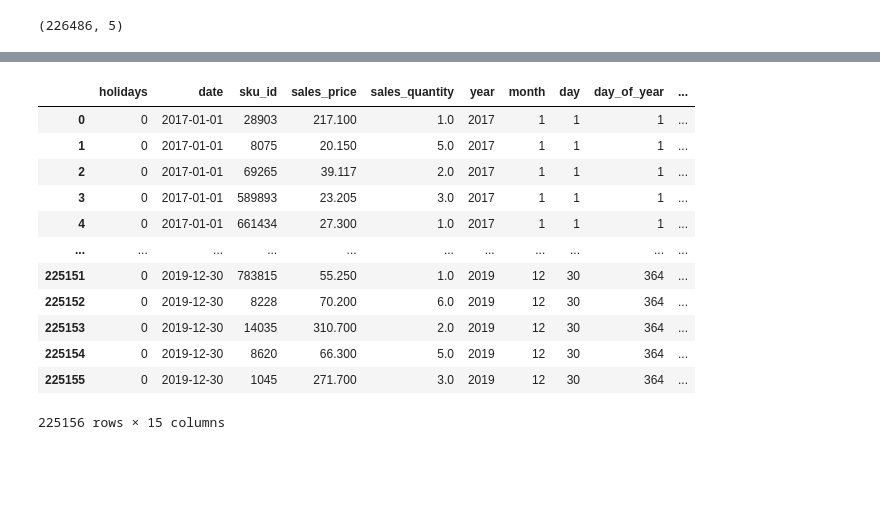
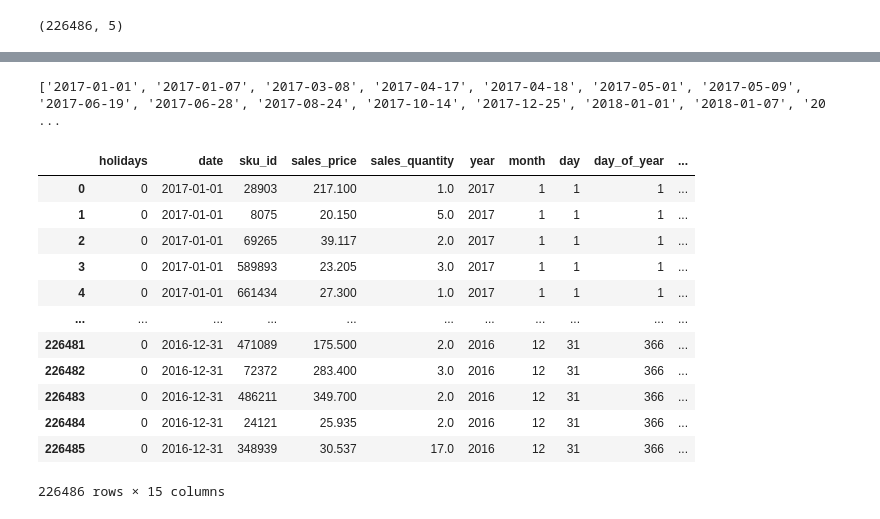
Before and after one commit to mumenume/fozzy, a Jupyter notebook: model.ipynb, the cells around one changed output, grey strips where cells are left out. Saved outputs shown, nothing was run; the diff lists cells and outputs as text; code cells hidden in the pictures; blank space fills up the shorter version.

```diff
--- a/model.ipynb
+++ b/model.ipynb
@@ -11,24 +13,6 @@ df.shape
 # %% [output]
 (226486, 5)
 # %%
-# Generate features
-df['date'] = pd.to_datetime(df['date'])
-df['year'] = df['date'].apply(lambda x: x.year)
-df['month'] = df['date'].apply(lambda x: x.month)
-df['day'] = df['date'].apply(lambda x: x.day)
-df['day_of_year'] = df['date'].dt.dayofyear
-
-# encode categories
-df_categories = pd.get_dummies(df['category_id'])
-df_categories.columns = ['category_1', 'category_2', 'category_3']
-df = pd.concat([df, df_categories], axis=1).drop('category_id', axis=1)
-
-# calculate growing sums
-df['growing_sum_sales_quantity'] = df.groupby('sku_id')['sales_quantity'].cumsum()
-
-# calculate yield
-df['yield'] = df['sales_price'] * df['sales_quantity']
-df['growing_sum_yield'] = df.groupby('sku_id')['yield'].cumsum()
-
+df = generate_features(df)
 df
 # %% [output]
@@ -47,48 +31,22 @@ df
 226486 rows × 14 columns
 # %%
-dates = pd.date_range(start='2022-01-01', end='2022-12-31')
-
-# Create a pandas Series with dates
-date_series = pd.Series(dates)
-
-# Define a list of holidays
-ukrainian_holidays = [
-    '2022-01-01',  # New Year's Day
-    '2022-01-07',  # Orthodox Christmas Day
-    '2022-03-08',  # International Women's Day
-    '2022-04-17',  # Orthodox Easter Sunday
-    '2022-04-18',  # Orthodox Easter Monday
-    '2022-05-01',  # International Workers' Day
-    '2022-05-09',  # Victory Day over Nazism in World War II
-    '2022-06-19',  # Trinity Sunday
-    '2022-06-28',  # Constitution Day
-    '2022-08-24',  # Independence Day
-    '2022-10-14',  # Defender of Ukraine Day
-    '2022-12-25'   # Christmas Day
-]
-# Create holiday indicators
-holiday_indicators = pd.Series(0, index=date_series.index, name='holidays')
-for holiday in ukrainian_holidays:
-    holiday_date = pd.to_datetime(holiday)
-    holiday_indicators.loc[date_series == holiday_date] = 1
-
-df = pd.merge(holiday_indicators.reset_index(), df, left_on='index', right_on='day_of_year')
-df = df.drop('index', axis=1)
+df = define_holidays(df)
 df
 # %% [output]
+['2017-01-01', '2017-01-07', '2017-03-08', '2017-04-17', '2017-04-18', '2017-05-01', '2017-05-09', '2017-06-19', '2017-06-28', '2017-08-24', '2017-10-14', '2017-12-25', '2018-01-01', '2018-01-07', '20 ...
 |  | holidays | date | sku_id | sales_price | sales_quantity | year | month | day | day_of_year | ... |
 | 0 | 0 | 2017-01-01 | 28903 | 217.100 | 1.0 | 2017 | 1 | 1 | 1 | ... |
 | 1 | 0 | 2017-01-01 | 8075 | 20.150 | 5.0 | 2017 | 1 | 1 | 1 | ... |
 | 2 | 0 | 2017-01-01 | 69265 | 39.117 | 2.0 | 2017 | 1 | 1 | 1 | ... |
 | 3 | 0 | 2017-01-01 | 589893 | 23.205 | 3.0 | 2017 | 1 | 1 | 1 | ... |
 | 4 | 0 | 2017-01-01 | 661434 | 27.300 | 1.0 | 2017 | 1 | 1 | 1 | ... |
 | ... | ... | ... | ... | ... | ... | ... | ... | ... | ... | ... |
-| 225151 | 0 | 2019-12-30 | 783815 | 55.250 | 1.0 | 2019 | 12 | 30 | 364 | ... |
-| 225152 | 0 | 2019-12-30 | 8228 | 70.200 | 6.0 | 2019 | 12 | 30 | 364 | ... |
-| 225153 | 0 | 2019-12-30 | 14035 | 310.700 | 2.0 | 2019 | 12 | 30 | 364 | ... |
-| 225154 | 0 | 2019-12-30 | 8620 | 66.300 | 5.0 | 2019 | 12 | 30 | 364 | ... |
-| 225155 | 0 | 2019-12-30 | 1045 | 271.700 | 3.0 | 2019 | 12 | 30 | 364 | ... |
+| 226481 | 0 | 2016-12-31 | 471089 | 175.500 | 2.0 | 2016 | 12 | 31 | 366 | ... |
+| 226482 | 0 | 2016-12-31 | 72372 | 283.400 | 3.0 | 2016 | 12 | 31 | 366 | ... |
+| 226483 | 0 | 2016-12-31 | 486211 | 349.700 | 2.0 | 2016 | 12 | 31 | 366 | ... |
+| 226484 | 0 | 2016-12-31 | 24121 | 25.935 | 2.0 | 2016 | 12 | 31 | 366 | ... |
+| 226485 | 0 | 2016-12-31 | 348939 | 30.537 | 17.0 | 2016 | 12 | 31 | 366 | ... |
-225156 rows × 15 columns
+226486 rows × 15 columns
 # %%
 # Splitting data into train and test
 number_of_dates = df.date.nunique()
```
Also changed, not shown: parts of 6 cells of this notebook, 5 other files.
